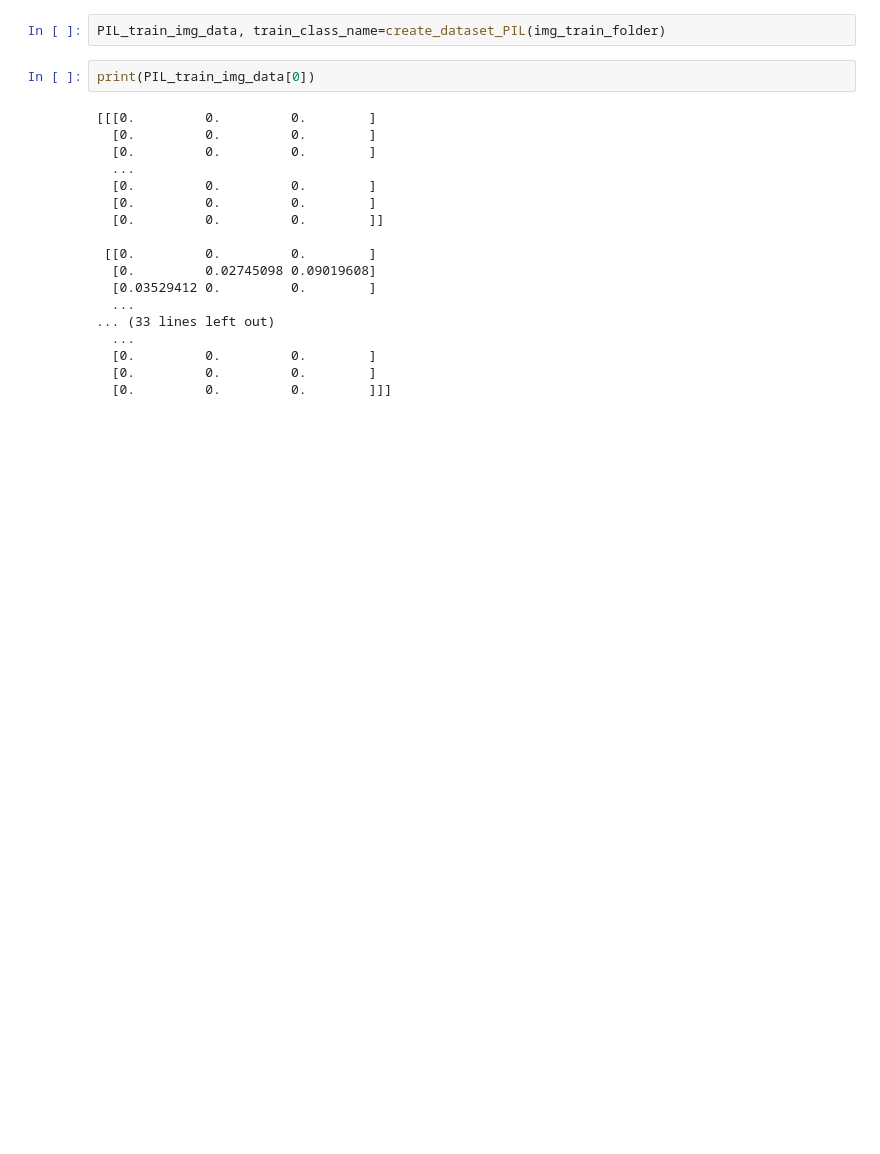
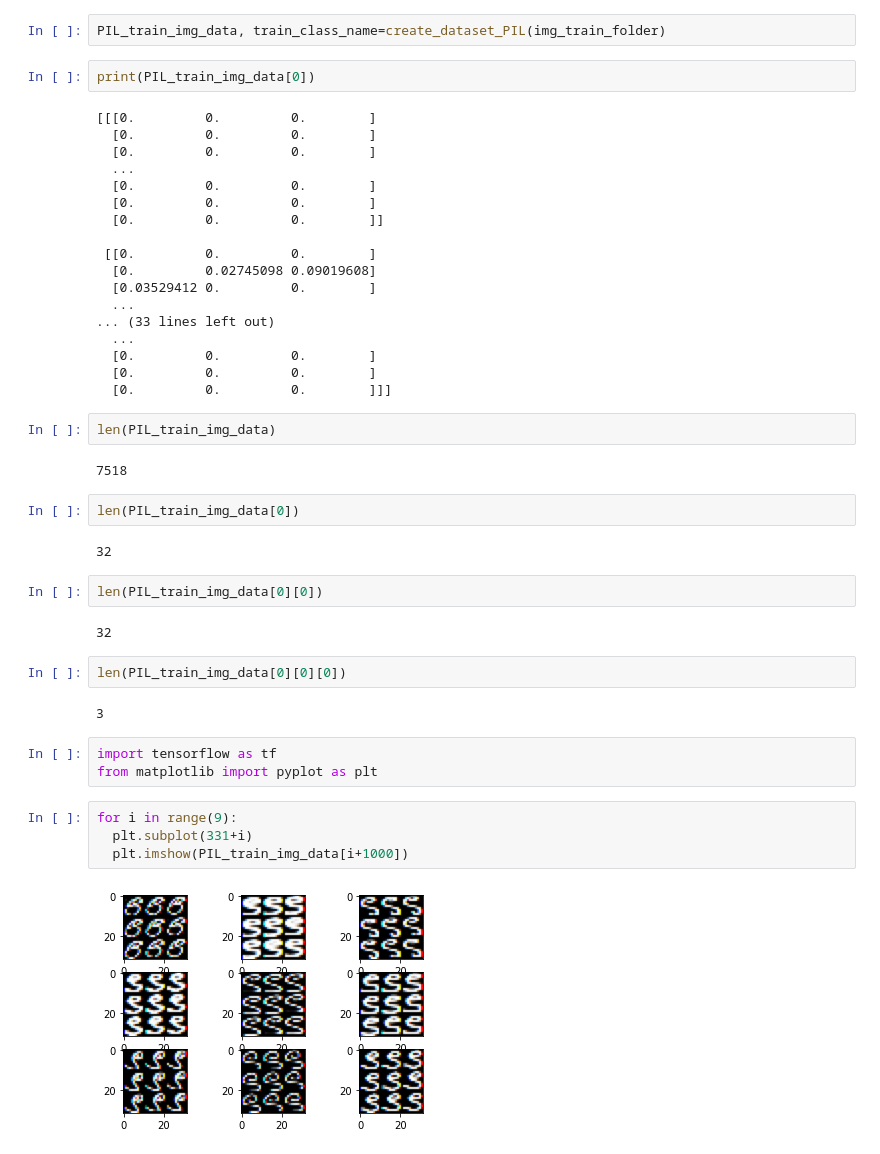
Before and after one commit to Chandigarh-University-students/Devanagri-Text-Classifier, a Jupyter notebook: Devanagri2_py.ipynb, the cells around one changed output. Saved outputs shown, nothing was run; the diff lists cells and outputs as text; blank space fills up the shorter version.

```diff
--- a/Devanagri2_py.ipynb
+++ b/Devanagri2_py.ipynb
@@ -53,3 +53,28 @@ print(PIL_train_img_data[0])
   [0.         0.         0.        ]
   [0.         0.         0.        ]
   [0.         0.         0.        ]]]
+# %%
+len(PIL_train_img_data)
+# %% [output]
+7518
+# %%
+len(PIL_train_img_data[0])
+# %% [output]
+32
+# %%
+len(PIL_train_img_data[0][0])
+# %% [output]
+32
+# %%
+len(PIL_train_img_data[0][0][0])
+# %% [output]
+3
+# %%
+import tensorflow as tf
+from matplotlib import pyplot as plt
+# %%
+for i in range(9):
+  plt.subplot(331+i)
+  plt.imshow(PIL_train_img_data[i+1000])
+# %% [output]
+[figure, added]
```
Also changed, not shown: parts of 11 cells of this notebook.
